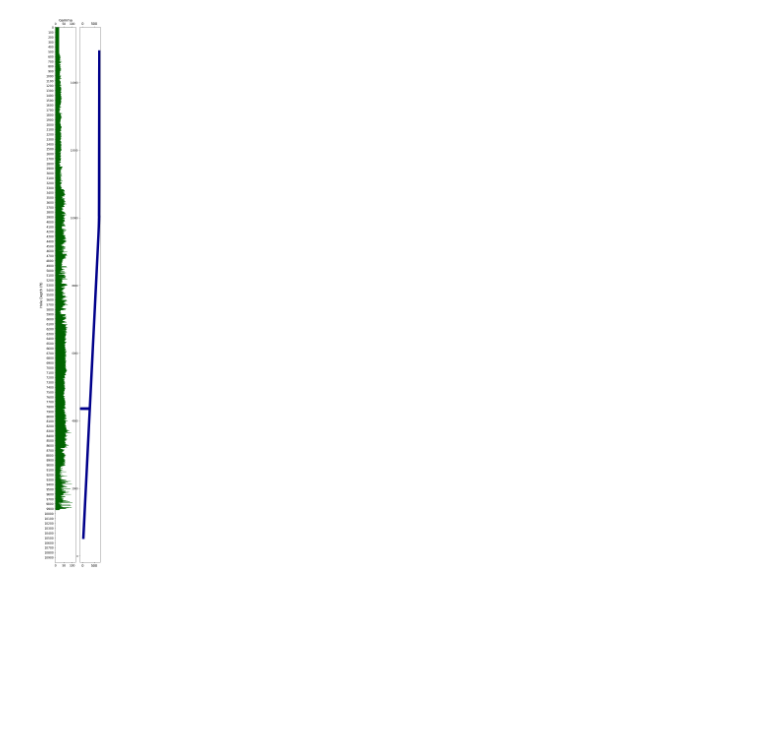
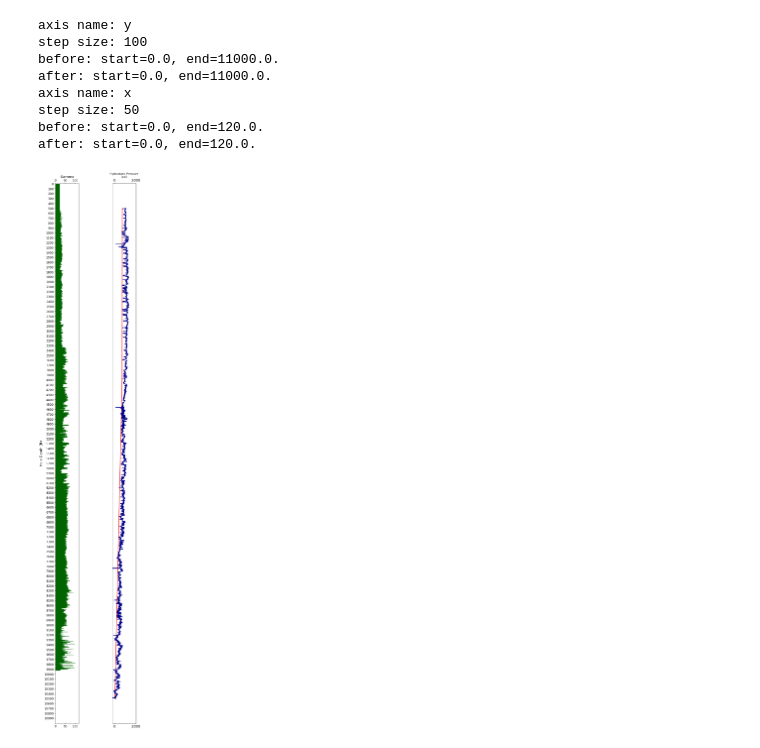
Before and after one commit to huytran187/LogVisualization, a Jupyter notebook: Untitled.ipynb, the cells around one changed output. Cells and saved outputs as stored; diff of their text form; code cells hidden in the pictures; blank space fills up the shorter version.

Commit message:
add pressure track

```diff
--- a/Untitled.ipynb
+++ b/Untitled.ipynb
@@ -21,8 +21,9 @@ logs_df.head()
 | 3 | 544 | 544.33 | 39.411108 | 156.579021 | ... |
 | 4 | 545 | 545.39 | 39.487856 | 114.387344 | ... |
 # %%
-NUM_TRACKS = 8
+NUM_TRACKS = 7
 HOLE_DEPTH_STEP_SIZE = 100 #ft
+GAMMA_STEP_SIZE = 10
 GAMMA_STEP_SIZE = 50
 Y_LABELSIZE = 12
 X_LABELSIZE = 12
@@ -32,25 +33,31 @@ Y_LABEL_FONTSIZE = 14
 X_LABEL_FONTSIZE = 14
 TITLE_FONTSIZE = 14
 XTICKS_FONTSIZE = 14
+LINEWIDTH = 2
 HOLEDEPTH_LIM = (0, 11000)
 
 
 
 #COLOR
 GAMMA_TRACK_COLOR = 'darkgreen'
+HYDROSTATICPRESSURE_TRACK_COLOR = 'red'
 CONFINEDPRESSURE_TRACK_COLOR = 'darkblue'
 
 def set_ticks_step(axis_instance, axis_name, step_size):
+    print(f"axis name: {axis_name}")
+    print(f"step size: {step_size}")
     if axis_name == 'y':
-        start, end = ax1.get_ylim()
+        start, end = axis_instance.get_ylim()
         axis = axis_instance.yaxis
     elif axis_name == 'x':
-        start, end = ax1.get_xlim()
+        start, end = axis_instance.get_xlim()
         axis = axis_instance.xaxis
     else:
         raise ValueError(f'Unknown axis_name of {axis_name}.')
+    print(f"before: start={start}, end={end}.")
     start = (start//10)*10
     end = (end//10)*10
+    print(f"after: start={start}, end={end}.")
     axis.set_ticks(np.arange(start, end, step_size))
     return axis_instance
 
@@ -58,34 +65,52 @@ def set_ticks_step(axis_instance, axis_name, step_size):
 # general figure object
 fig = plt.figure(figsize=(14, 40))
 
 # GAMMA
 ax1 = fig.add_subplot(1, NUM_TRACKS, 1)
 track_name = 'Gamma'
 ax1.fill_between(logs_df['Gamma'], logs_df['Hole Depth (ft)'],
                 color=GAMMA_TRACK_COLOR)
 # limit of x
 ax1.set_xlim(0, 120)
 #make sure y doesnt show negative
 ax1.set_ylim(HOLEDEPTH_LIM)
 # set constant step size for y and x
 ax1 = set_ticks_step(ax1, 'y', HOLE_DEPTH_STEP_SIZE)
 ax1 = set_ticks_step(ax1, 'x', GAMMA_STEP_SIZE)
 # make x y label larger
 ax1.tick_params(axis='y', labelsize=Y_LABELSIZE)
 ax1.tick_params(axis='x', labelsize=X_LABELSIZE)
 # depth is inverted
 ax1.set_ylim(ax1.get_ylim()[::-1])
 # name of y
 ax1.set_ylabel('Hole Depth (ft)', fontsize=Y_LABEL_FONTSIZE)
 ax1.set_xlabel('Gamma', fontsize=X_LABEL_FONTSIZE)
 # make x labale on top
 ax1.xaxis.set_label_position('top')
 
-# HYDROSTATIC PRESSURE AND CONFINED PRESSURE
-ax2 = fig.add_subplot(1, NUM_TRACKS, 2)
+# HYDROSTATIC PRESSURE CONFINED PRESSURE
+ax2 = fig.add_subplot(1, NUM_TRACKS, 3)
 ax2.plot(logs_df['Hydrostatic Pressure (psi)'], logs_df['Hole Depth (ft)'],
+        color=HYDROSTATICPRESSURE_TRACK_COLOR, linewidth=LINEWIDTH)
+ax2.set_xlabel('Hydrostatic Pressure\n(psi)', fontsize=X_LABEL_FONTSIZE-3)
+ax2.xaxis.set_label_position('top')
+ax2.set_xlim(-200, 2000)
+ax2.set_yticks([])
+# CONFINED PRESSURE
+ax3 = ax2.twinx()
+ax3.plot(logs_df['Confined Pressure (psi)'], logs_df['Hole Depth (ft)'],
         color=CONFINEDPRESSURE_TRACK_COLOR, linewidth=LINEWIDTH)
-
+ax3.set_xlabel('Confined Pressure\n(psi)', fontsize=X_LABEL_FONTSIZE-2)
+ax3.xaxis.set_label_position('top')
+ax3.set_yticks([])
 plt.show()
 # %% [output]
+axis name: y
+step size: 100
+before: start=0.0, end=11000.0.
+after: start=0.0, end=11000.0.
+axis name: x
+step size: 50
+before: start=0.0, end=120.0.
+after: start=0.0, end=120.0.
-[figure, old version]
+[figure, new version]
```
Also changed, not shown: parts of 1 cell of this notebook.
